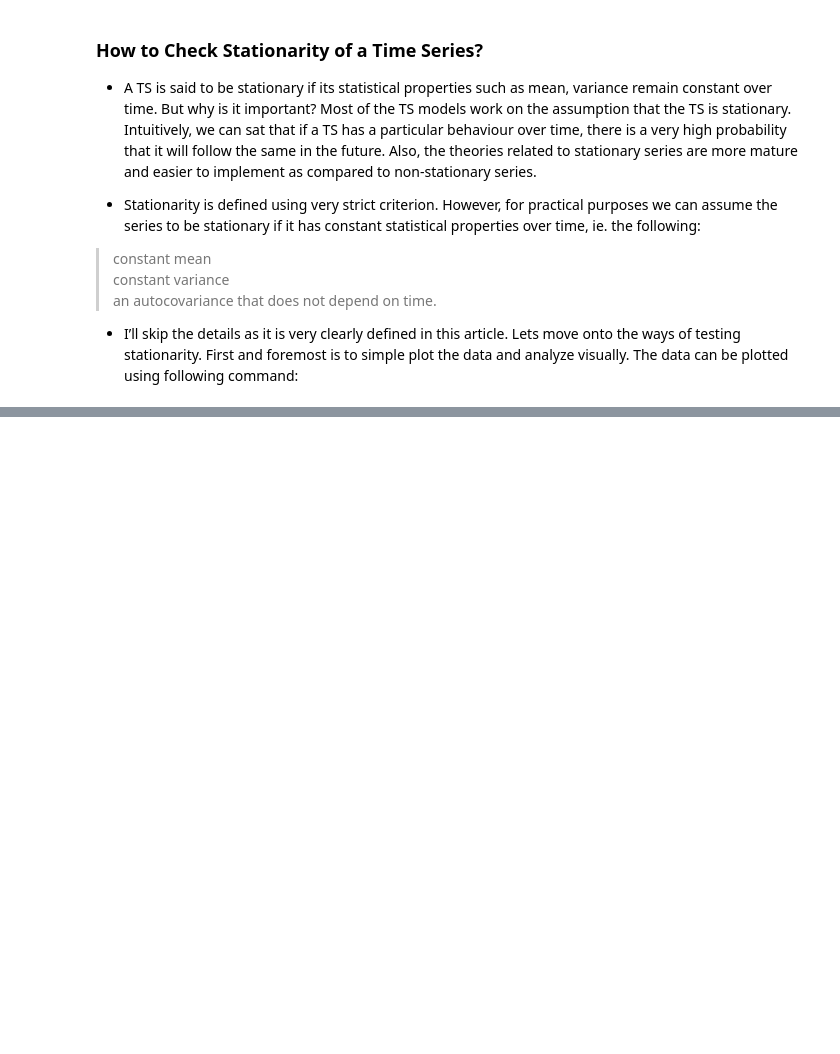
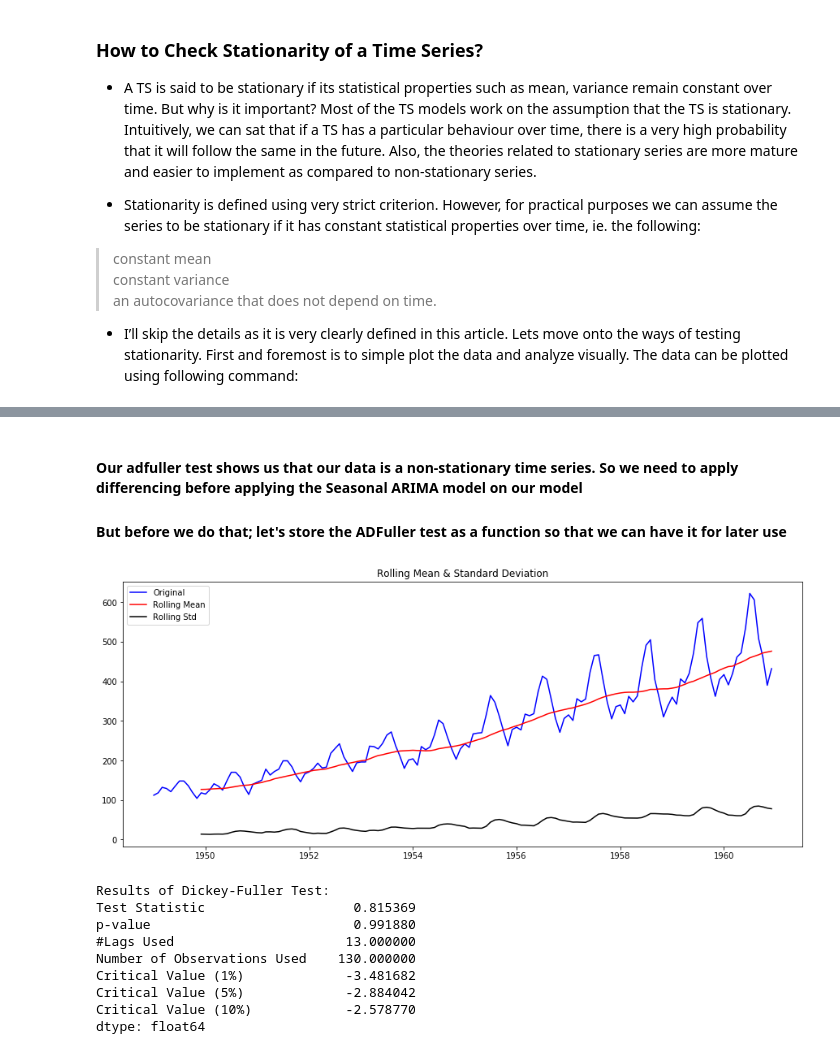
Before and after one commit to mkmritunjay/machineLearning, a Jupyter notebook: ARIMA.ipynb, the cells around one changed output, grey strips where cells are left out. Drawn from its saved outputs; the diff is of its cells as text; code cells hidden in the pictures; blank space fills up the shorter version.

```diff
--- a/ARIMA.ipynb
+++ b/ARIMA.ipynb
@@ -427,3 +427,17 @@ fig = result.plot() #if you just add.plot() to result it'll give dual plots
 > an autocovariance that does not depend on time. <br>
 
 - I’ll skip the details as it is very clearly defined in this article. Lets move onto the ways of testing stationarity. First and foremost is to simple plot the data and analyze visually. The data can be plotted using following command:
+# %%
+# We can use the Augmented Dickey-Fuller unit root test
+result = adfuller(data['#Passengers'])
+
+print('Augmented Dickey-Fuller Test:')
+labels = ['ADF Test Statistic','p-value','#Lags Used','Number of Observations Used']
+
+for value,label in zip(result,labels):
+    print(label+' : '+str(value) )
+
+if result[1] <= 0.05:
+    print("strong evidence against the null hypothesis, reject the null hypothesis. Data has no unit root and is stationary")
+else:
+    print("weak evidence against null hypothesis, time series has a unit root, indicating it is non-stationary ")
@@ -429,0 +451,4 @@ fig = result.plot() #if you just add.plot() to result it'll give dual plots
+# %% [markdown]
+#### Our adfuller test shows us that our data is a non-stationary time series. So we need to apply differencing before applying the Seasonal ARIMA model on our model
+
+#### But before we do that; let's store the ADFuller test as a function so that we can have it for later use
@@ -429,0 +471,38 @@ fig = result.plot() #if you just add.plot() to result it'll give dual plots
+# %%
+from statsmodels.tsa.stattools import adfuller
+def test_stationarity(timeseries):
+    """
+    Pass in a time series, returns ADF report
+    """
+    #Determing rolling statistics
+    rolmean = timeseries.rolling(12).mean()
+    rolstd = timeseries.rolling(12).std()
+
+    #Plot rolling statistics:
+    orig = plt.plot(timeseries, color='blue',label='Original')
+    mean = plt.plot(rolmean, color='red', label='Rolling Mean')
+    std = plt.plot(rolstd, color='black', label = 'Rolling Std')
+    plt.legend(loc='best')
+    plt.title('Rolling Mean & Standard Deviation')
+    plt.show(block=False)
+
+    #Perform Dickey-Fuller test:
+    print('Results of Dickey-Fuller Test:')
+    dftest = adfuller(timeseries, autolag='AIC')
+    dfoutput = pd.Series(dftest[0:4], index=['Test Statistic','p-value','#Lags Used','Number of Observations Used'])
+    for key,value in dftest[4].items():
+        dfoutput['Critical Value (%s)'%key] = value
+    print(dfoutput)
+# %%
+test_stationarity(ts)
+# %% [output]
+[figure, added]
+Results of Dickey-Fuller Test:
+Test Statistic                   0.815369
+p-value                          0.991880
+#Lags Used                      13.000000
+Number of Observations Used    130.000000
+Critical Value (1%)             -3.481682
+Critical Value (5%)             -2.884042
+Critical Value (10%)            -2.578770
+dtype: float64
```
Also changed, not shown: parts of 12 cells of this notebook.
